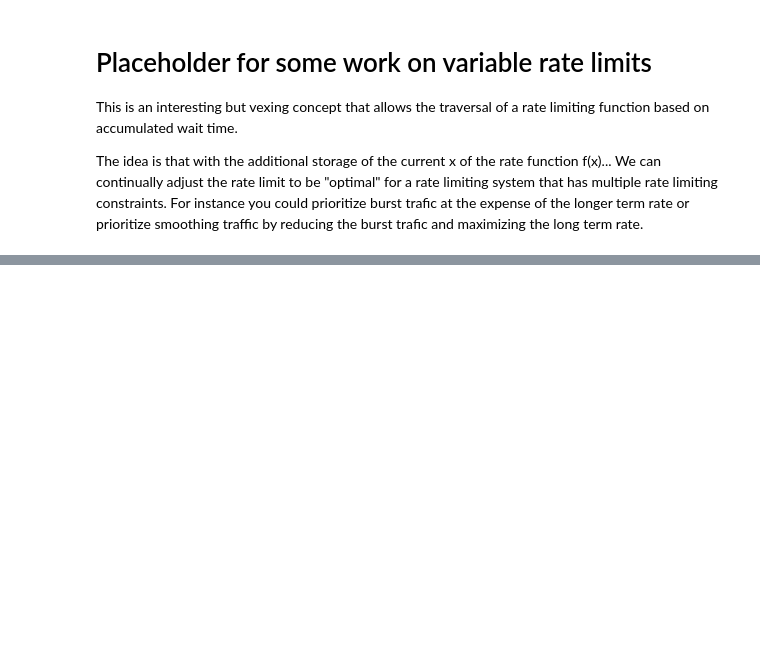
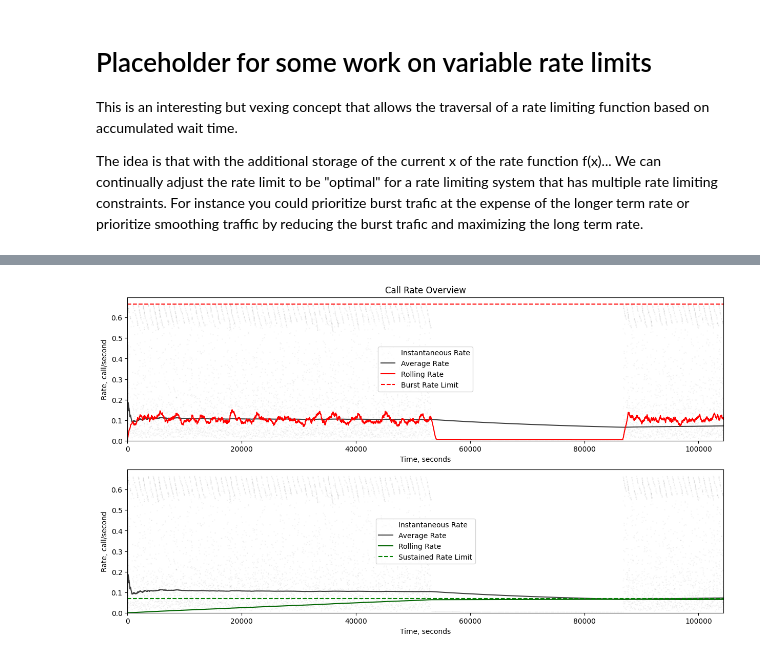
Before and after one commit to racersmith/generic-cell-rate-algorithm, a Jupyter notebook: example.ipynb, the cells around one changed output, grey strips where cells are left out. Drawn from its saved outputs; the diff is of its cells as text; code cells hidden in the pictures; blank space fills up the shorter version.

```diff
--- a/example.ipynb
+++ b/example.ipynb
@@ -521,0 +419,31 @@ plt.show()
+# %%
+throttle_io = ThrottleStateInterface([
+    throttle_state_row(id=0, level=0, tat=0, allocation=1),
+])
+
+time = TimeWarp()
+
+gcra = GCRA(rate_io, throttle_io, time=time)
+
+# Set up the mock api endpoint
+endpoint = MockEndpoint(time, rate_limits, fixed_period=True)
+
+# setup our mock usage of the endpoint
+@gcra.throttle()
+def api_request(*args, **kwargs):
+    return endpoint.make_request(*args, **kwargs)
+
+# Bombard the endpoint with requests
+for _ in range(int(1.25*sustained.count)):
+    api_request()
+    time.sleep(np.random.normal(0, 3)**2)
+    if time.time() > 1.25*sustained.period:
+        break
+
+simulated = Results(endpoint.log, burst, sustained)
+burst.usage = 0
+sustained.usage = 0
+# %%
+show_overview(simulated, burst, sustained)
+# %% [output]
+[figure, added]
```
Also changed, not shown: parts of 12 cells of this notebook.
